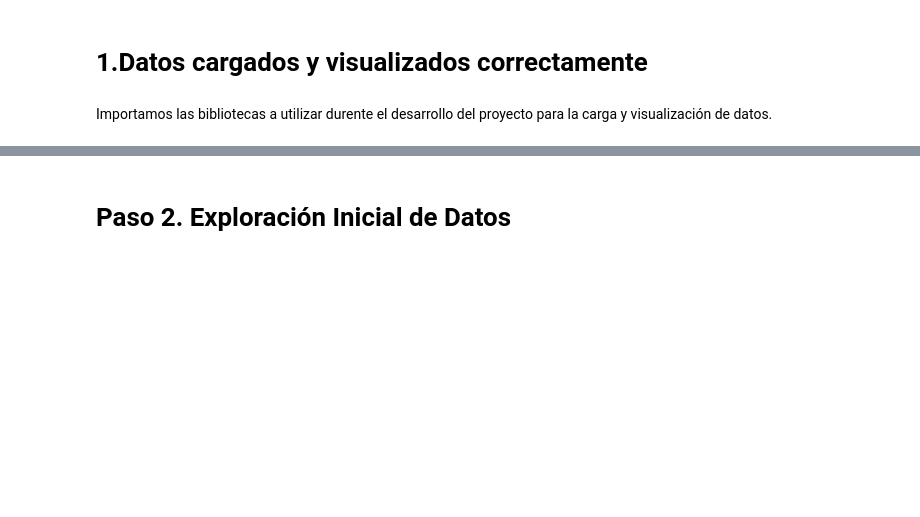
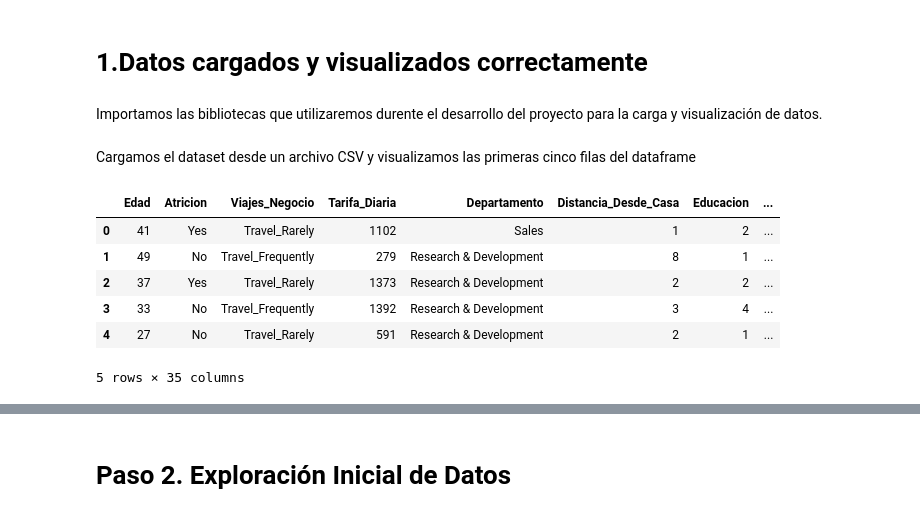
Before and after one commit to JenniferJassely/Atrici-n-de-Empleados, a Jupyter notebook: Proyecto_Atrición_de_Empleados_ipynb.ipynb, the cells around one changed output, grey strips where cells are left out. Cells and saved outputs as stored; diff of their text form; code cells hidden in the pictures; blank space fills up the shorter version.

```diff
--- a/Proyecto_Atrición_de_Empleados_ipynb.ipynb
+++ b/Proyecto_Atrición_de_Empleados_ipynb.ipynb
@@ -1,10 +69,26 @@
 # %% [markdown]
 # 1.Datos cargados y visualizados correctamente
 # %% [markdown]
-Importamos las bibliotecas a utilizar durente el desarrollo del proyecto para la carga y visualización de datos.
+Importamos las bibliotecas que utilizaremos durente el desarrollo del proyecto para la carga y visualización de datos.
 # %%
 import pandas as pd
 import matplotlib.pyplot as plt
 import seaborn as sns
 import numpy as np
+# %% [markdown]
+Cargamos el dataset desde un archivo CSV y visualizamos las primeras cinco filas del dataframe
+# %%
+# Cargar los datos
+datos = pd.read_csv('Empleados.csv')
+
+# Visualizar las primeras filas del dataframe
+(datos.head())
+# %% [output]
+|  | Edad | Atricion | Viajes_Negocio | Tarifa_Diaria | Departamento | Distancia_Desde_Casa | Educacion | ... |
+| 0 | 41 | Yes | Travel_Rarely | 1102 | Sales | 1 | 2 | ... |
+| 1 | 49 | No | Travel_Frequently | 279 | Research & Development | 8 | 1 | ... |
+| 2 | 37 | Yes | Travel_Rarely | 1373 | Research & Development | 2 | 2 | ... |
+| 3 | 33 | No | Travel_Frequently | 1392 | Research & Development | 3 | 4 | ... |
+| 4 | 27 | No | Travel_Rarely | 591 | Research & Development | 2 | 1 | ... |
+5 rows × 35 columns
 # %%
```
Also changed, not shown: parts of 13 cells of this notebook.
